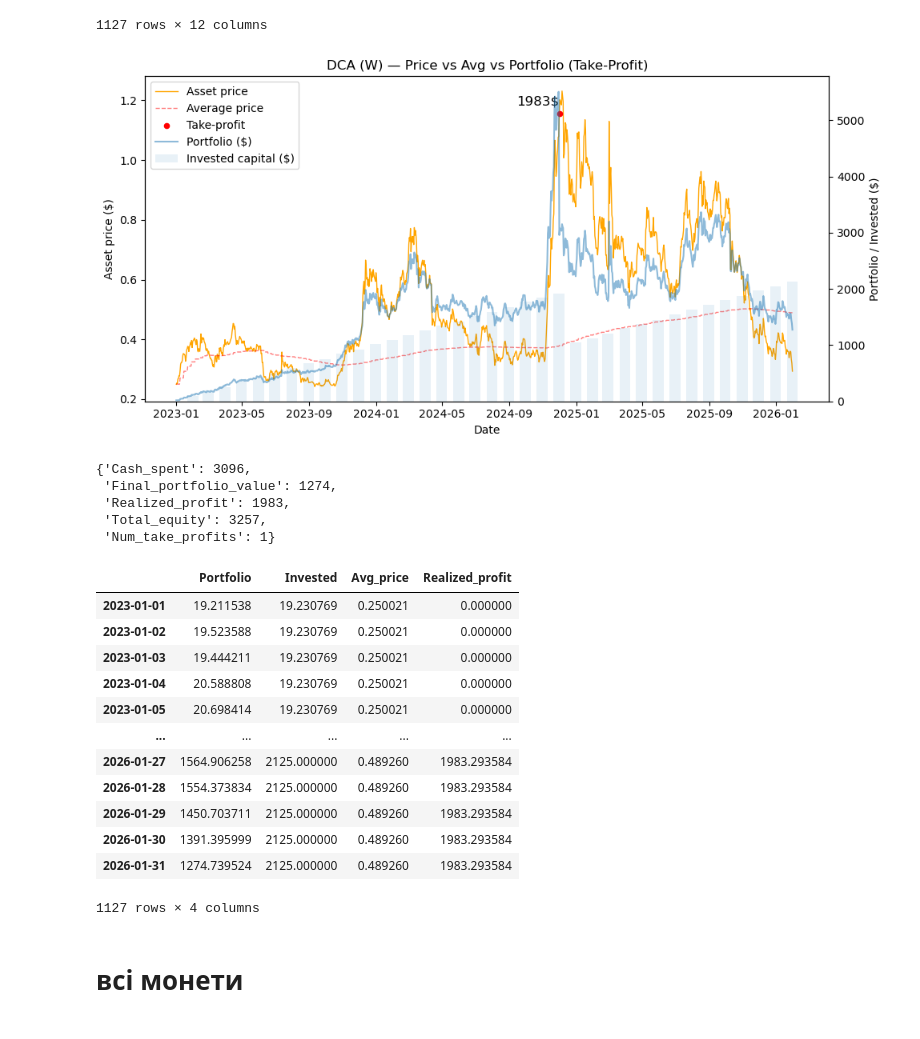
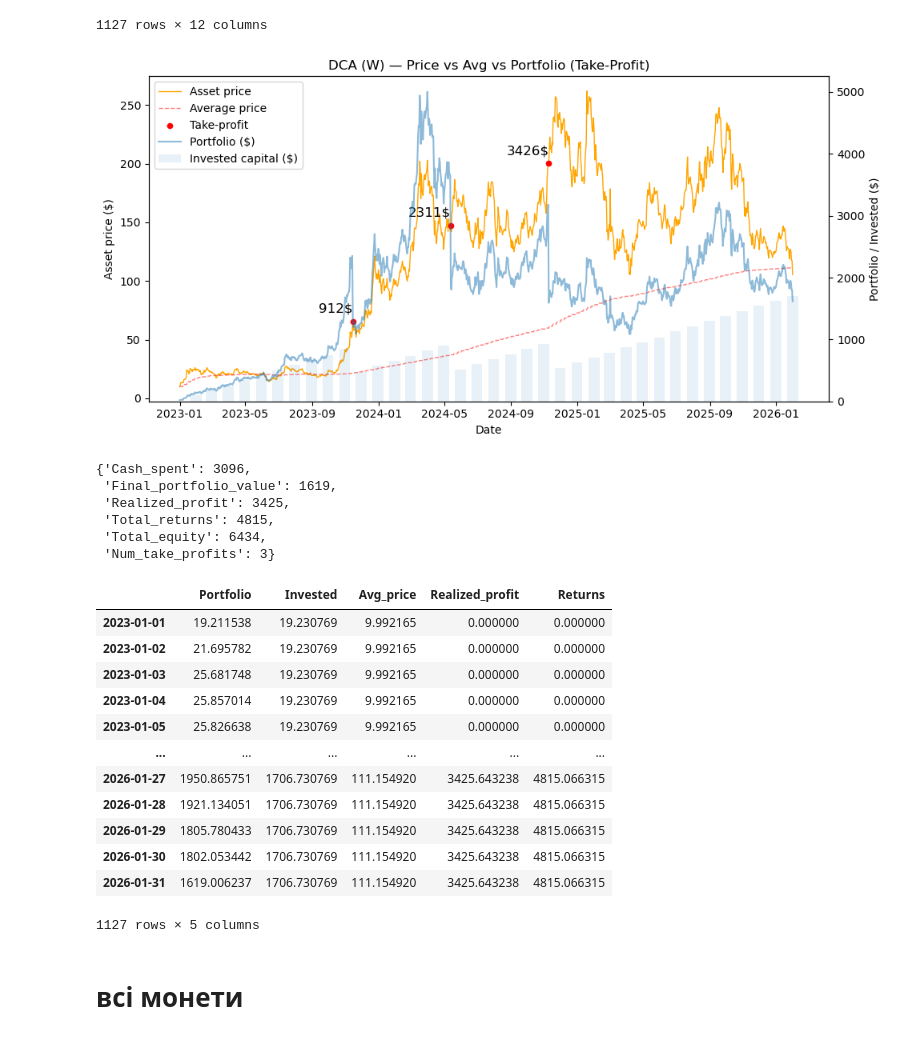
Before and after one commit to Familenko/backtest, a Jupyter notebook: test_dca.ipynb, the cells around one changed output. Cells and saved outputs as stored; diff of their text form; code cells hidden in the pictures.

Commit message:
correct logic with profit and returns

```diff
--- a/test_dca.ipynb
+++ b/test_dca.ipynb
@@ -23,45 +23,46 @@ df_origin
 | 2026-01-31 | 78621.117188 | 2445.091797 | 780.484558 | 1.645471 | 105.441650 | 0.286447 | 0.293496 | 463.889984 | 9.968609 | 10.105734 | 1.544033 | ... |
 1127 rows × 12 columns
 # %%
-sol_prices = df_origin["ADA"]
+sol_prices = df_origin["SOL"]
 invest_sum = 3000 / (52 * 3)
 
 res, metric = backtest_dca(
     prices=sol_prices,
     buy_amount=invest_sum,
     freq="W",
     available_sum=1_000_000,
     fee=0.001,
     profit_multiple=3,
     cooldown_days=180,
     plot=True
 )
 # %% [output]
-[figure, old version]
+[figure, new version]
 # %%
 metric
 # %% [output]
 {'Cash_spent': 3096,
- 'Final_portfolio_value': 1274,
- 'Realized_profit': 1983,
- 'Total_equity': 3257,
- 'Num_take_profits': 1}
+ 'Final_portfolio_value': 1619,
+ 'Realized_profit': 3425,
+ 'Total_returns': 4815,
+ 'Total_equity': 6434,
+ 'Num_take_profits': 3}
 # %%
 res
 # %% [output]
-|  | Portfolio | Invested | Avg_price | Realized_profit |
-| 2023-01-01 | 19.211538 | 19.230769 | 0.250021 | 0.000000 |
-| 2023-01-02 | 19.523588 | 19.230769 | 0.250021 | 0.000000 |
-| 2023-01-03 | 19.444211 | 19.230769 | 0.250021 | 0.000000 |
-| 2023-01-04 | 20.588808 | 19.230769 | 0.250021 | 0.000000 |
-| 2023-01-05 | 20.698414 | 19.230769 | 0.250021 | 0.000000 |
-| ... | ... | ... | ... | ... |
-| 2026-01-27 | 1564.906258 | 2125.000000 | 0.489260 | 1983.293584 |
-| 2026-01-28 | 1554.373834 | 2125.000000 | 0.489260 | 1983.293584 |
-| 2026-01-29 | 1450.703711 | 2125.000000 | 0.489260 | 1983.293584 |
-| 2026-01-30 | 1391.395999 | 2125.000000 | 0.489260 | 1983.293584 |
-| 2026-01-31 | 1274.739524 | 2125.000000 | 0.489260 | 1983.293584 |
+|  | Portfolio | Invested | Avg_price | Realized_profit | Returns |
+| 2023-01-01 | 19.211538 | 19.230769 | 9.992165 | 0.000000 | 0.000000 |
+| 2023-01-02 | 21.695782 | 19.230769 | 9.992165 | 0.000000 | 0.000000 |
+| 2023-01-03 | 25.681748 | 19.230769 | 9.992165 | 0.000000 | 0.000000 |
+| 2023-01-04 | 25.857014 | 19.230769 | 9.992165 | 0.000000 | 0.000000 |
+| 2023-01-05 | 25.826638 | 19.230769 | 9.992165 | 0.000000 | 0.000000 |
+| ... | ... | ... | ... | ... | ... |
+| 2026-01-27 | 1950.865751 | 1706.730769 | 111.154920 | 3425.643238 | 4815.066315 |
+| 2026-01-28 | 1921.134051 | 1706.730769 | 111.154920 | 3425.643238 | 4815.066315 |
+| 2026-01-29 | 1805.780433 | 1706.730769 | 111.154920 | 3425.643238 | 4815.066315 |
+| 2026-01-30 | 1802.053442 | 1706.730769 | 111.154920 | 3425.643238 | 4815.066315 |
+| 2026-01-31 | 1619.006237 | 1706.730769 | 111.154920 | 3425.643238 | 4815.066315 |
-1127 rows × 4 columns
+1127 rows × 5 columns
 # %% [markdown]
 # всі монети
 # %%
```
Also changed, not shown: parts of 3 cells of this notebook, 1 other file.
